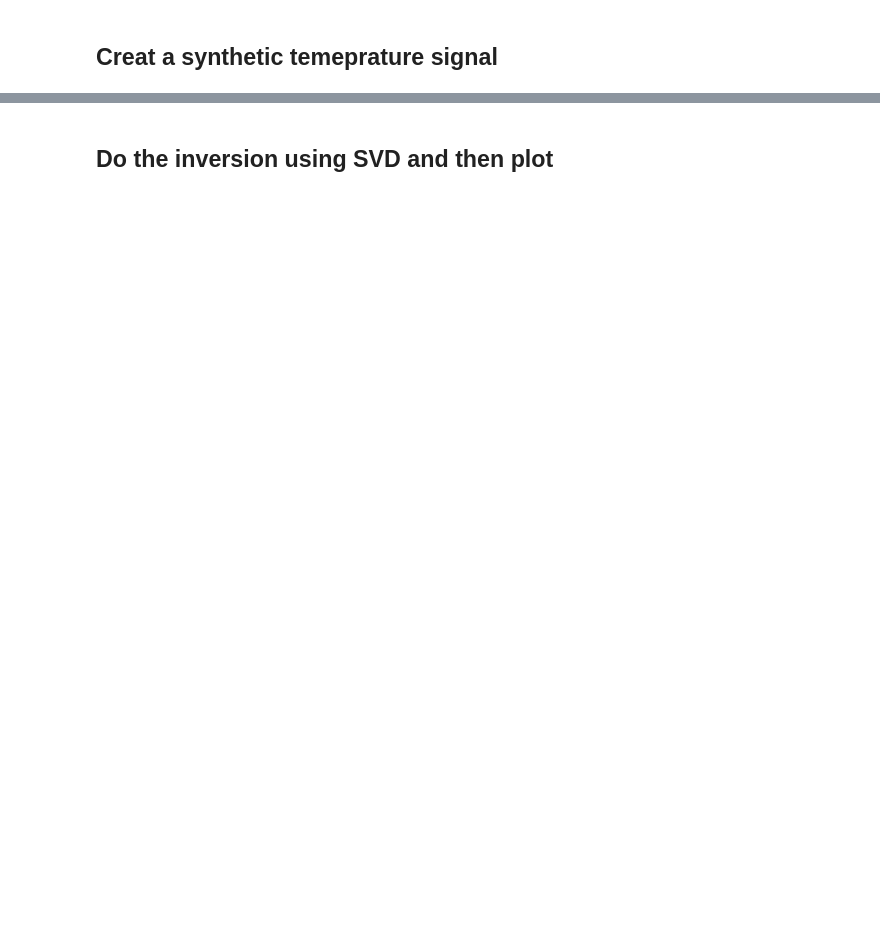
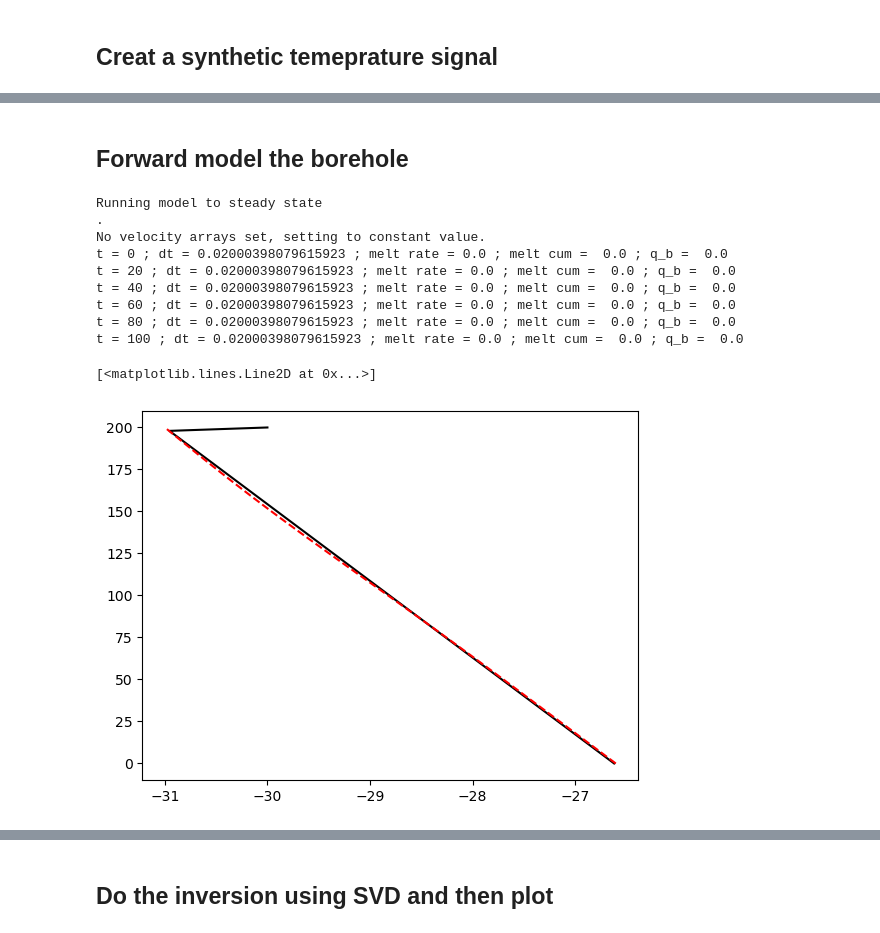
Before and after one commit to johnmorganmanos/Antarctica_AH_Thermometry, a Jupyter notebook: SVD_testing.ipynb, the cells around one changed output, grey strips where cells are left out. Cells and saved outputs as stored; diff of their text form; code cells hidden in the pictures; blank space fills up the shorter version.

```diff
--- a/SVD_testing.ipynb
+++ b/SVD_testing.ipynb
@@ -84,0 +92,24 @@ Text(0.5, 0, 'Years Before Present')
+# %% [markdown]
+## Forward model the borehole
+# %%
+steady_state, modeled_profile = foreword_modeler_v2(t,
+                                                    z,
+                                                    Ts=-31,
+                                                    timeseries_toModel=syn_temp,
+                                                    model_timeseries=True)
+
+fig,ax=plt.subplots()
+ax.plot(steady_state,z,c='black')
+ax.plot(modeled_profile,z,c='r',ls='--')
+# %% [output]
+Running model to steady state
+.
+No velocity arrays set, setting to constant value.
+t = 0 ; dt = 0.02000398079615923 ; melt rate = 0.0 ; melt cum =  0.0 ; q_b =  0.0
+t = 20 ; dt = 0.02000398079615923 ; melt rate = 0.0 ; melt cum =  0.0 ; q_b =  0.0
+t = 40 ; dt = 0.02000398079615923 ; melt rate = 0.0 ; melt cum =  0.0 ; q_b =  0.0
+t = 60 ; dt = 0.02000398079615923 ; melt rate = 0.0 ; melt cum =  0.0 ; q_b =  0.0
+t = 80 ; dt = 0.02000398079615923 ; melt rate = 0.0 ; melt cum =  0.0 ; q_b =  0.0
+t = 100 ; dt = 0.02000398079615923 ; melt rate = 0.0 ; melt cum =  0.0 ; q_b =  0.0
+[<matplotlib.lines.Line2D at 0x...>]
+[figure, added]
```
Also changed, not shown: parts of 10 cells of this notebook.
